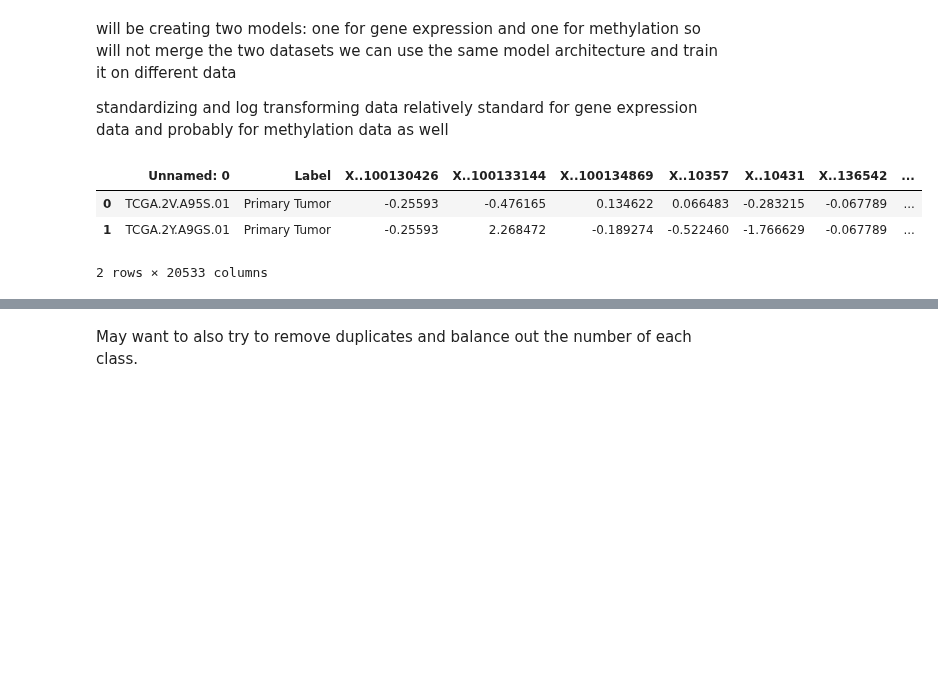
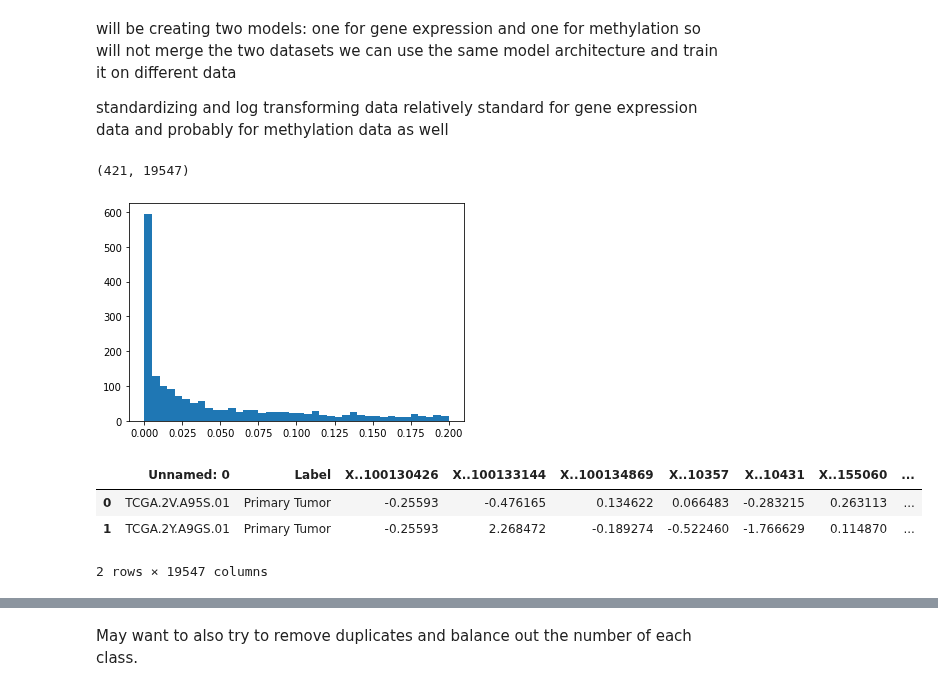
Before and after one commit to blid11/Group9, a Jupyter notebook: G9_PartC.ipynb, the cells around one changed output, grey strips where cells are left out. Saved outputs shown, nothing was run; the diff lists cells and outputs as text; code cells hidden in the pictures; blank space fills up the shorter version.

Commit message:
Removing lowly expressed genes

```diff
--- a/G9_PartC.ipynb
+++ b/G9_PartC.ipynb
@@ -73,6 +70,7 @@ and probably for methylation data as well
 # standardizing and log transform data prior to PCA
 # for each numeric value column in the dataframem, normalize
 # and log tranform the values
+
 
 col_names_exp = liver_gene_expr.columns
 col_names_meth = liver_meth_dna.columns
@@ -81,36 +79,53 @@ col_names_meth = liver_meth_dna.columns
 #liver_gene_expr.replace([np.inf, -np.inf], 0, inplace=True)
 #liver_meth_dna.replace([np.inf,-np.inf], 0, inplace=True)
 
+expr_means = []
+
 for column in liver_gene_expr[col_names_exp[2:]]:
   #liver_gene_expr[column] = liver_gene_expr[column].str.replace(regex ='[^0-9.]', value = "d")
   #liver_gene_expr[column] = liver_gene_expr[column].str.replace(regex = 'd{10}]', value = "d")
   col_mean = liver_gene_expr[column].mean()
-  liver_gene_expr[column] = liver_gene_expr[column].replace([np.inf, np.nan, -np.inf], col_mean)
+  expr_means.append(col_mean)
+  if col_mean > 0.025:
+    liver_gene_expr[column] = liver_gene_expr[column].replace([np.inf, np.nan, -np.inf], col_mean)
+  else:
+    liver_gene_expr = liver_gene_expr.drop(column, axis = 1)
   #liver_meth_dna[column] = liver_meth_dna[column].fillna(col_mean)
+
+print(liver_gene_expr.shape)
+
+plt.hist(expr_means, bins = 40, range = [0.0, 0.2])
+plt.show()
+
+col_names_exp = liver_gene_expr.columns
+col_names_meth = liver_meth_dna.columns
 
 for column in liver_meth_dna[col_names_meth[2:]]:
   col_mean = liver_meth_dna[column].mean()
   liver_meth_dna[column] = liver_meth_dna[column].replace([np.inf, np.nan, -np.inf], col_mean)
   liver_meth_dna[column] = liver_meth_dna[column].fillna(col_mean)
 
 #Normalize and log tranform data for both sets
 for col_name in col_names_exp[2:]:
   col_data = pd.to_numeric(np.log2(liver_gene_expr[col_name].values + 1))
   col_mean = np.mean(col_data)
   col_std = np.std(col_data)
   new_data = (col_data - col_mean)/(col_std)
   liver_gene_expr[col_name] = new_data
+
 for col_name in col_names_meth[2:]:
   col_data = pd.to_numeric(np.log2(liver_meth_dna[col_name].values + 1))
   col_mean = np.mean(col_data)
   col_std = np.std(col_data)
   new_data = (col_data - col_mean)/(col_std)
   liver_meth_dna[col_name] = new_data
 
 liver_gene_expr.head(n= 2)
 # %% [output]
+(421, 19547)
+[figure, added]
-|  | Unnamed: 0 | Label | X..100130426 | X..100133144 | X..100134869 | X..10357 | X..10431 | X..136542 | ... |
-| 0 | TCGA.2V.A95S.01 | Primary Tumor | -0.25593 | -0.476165 | 0.134622 | 0.066483 | -0.283215 | -0.067789 | ... |
-| 1 | TCGA.2Y.A9GS.01 | Primary Tumor | -0.25593 | 2.268472 | -0.189274 | -0.522460 | -1.766629 | -0.067789 | ... |
+|  | Unnamed: 0 | Label | X..100130426 | X..100133144 | X..100134869 | X..10357 | X..10431 | X..155060 | ... |
+| 0 | TCGA.2V.A95S.01 | Primary Tumor | -0.25593 | -0.476165 | 0.134622 | 0.066483 | -0.283215 | 0.263113 | ... |
+| 1 | TCGA.2Y.A9GS.01 | Primary Tumor | -0.25593 | 2.268472 | -0.189274 | -0.522460 | -1.766629 | 0.114870 | ... |
-2 rows × 20533 columns
+2 rows × 19547 columns
 # %%
```
Also changed, not shown: parts of 5 cells of this notebook.
